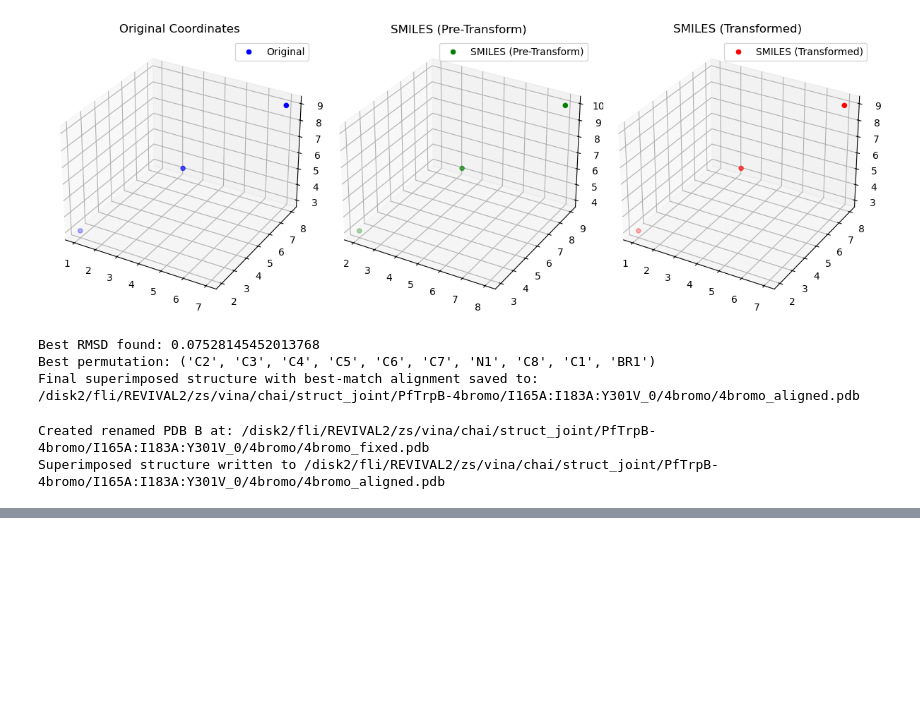
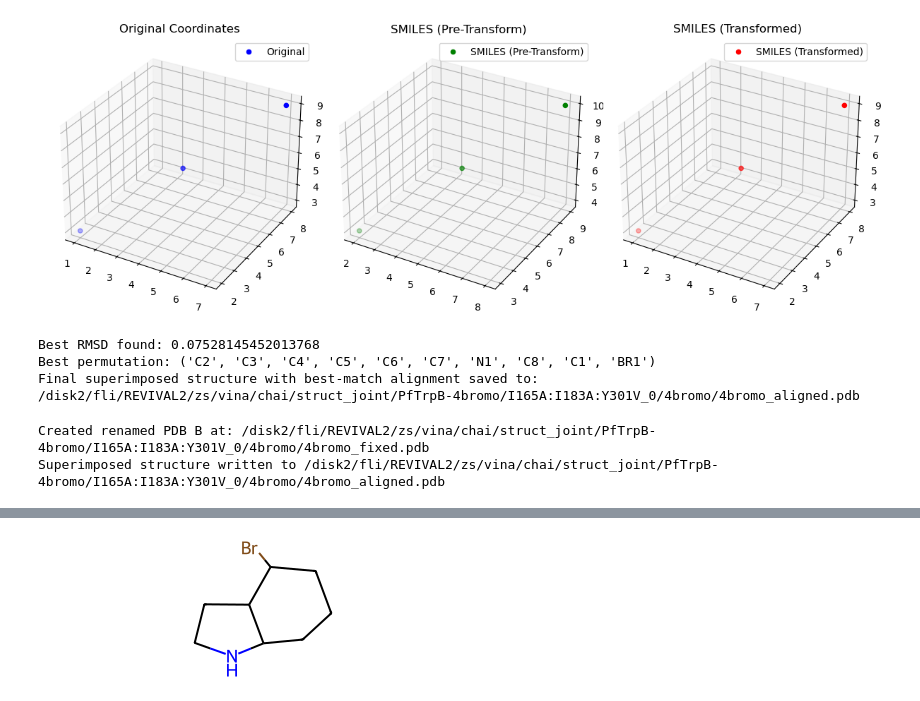
Before and after one commit to fhalab/substrate_aware_zs, a Jupyter notebook: sandbox/test_vina.ipynb, the cells around one changed output, grey strips where cells are left out. Drawn from its saved outputs; the diff is of its cells as text; code cells hidden in the pictures; blank space fills up the shorter version.

Commit message:
need to figure out alignment issue

```diff
--- a/sandbox/test_vina.ipynb
+++ b/sandbox/test_vina.ipynb
@@ -845,3 +849,31 @@ fix_order_and_superimpose(
 # %% [output]
 Created renamed PDB B at: /disk2/fli/REVIVAL2/zs/vina/chai/struct_joint/PfTrpB-4bromo/I165A:I183A:Y301V_0/4bromo/4bromo_fixed.pdb
 Superimposed structure written to /disk2/fli/REVIVAL2/zs/vina/chai/struct_joint/PfTrpB-4bromo/I165A:I183A:Y301V_0/4bromo/4bromo_aligned.pdb
+# %%
+from rdkit import Chem
+from rdkit.Chem import AllChem
+
+# 1) Load both molecules from PDB, keeping H's
+ref_mol = Chem.MolFromPDBFile("/disk2/fli/REVIVAL2/zs/vina/chai/struct_joint/PfTrpB-4bromo/I165A:I183A:Y301V_0/4bromo/4bromo_prehydrogen.pdb", removeHs=False)
+target_mol = Chem.MolFromPDBFile("/disk2/fli/REVIVAL2/zs/vina/chai/struct_joint/PfTrpB-4bromo/I165A:I183A:Y301V_0/4bromo/4bromo_prealigned.pdb", removeHs=False)
+
+# Optionally, do a quick cleanup/embedding if needed
+# (But if you already have 3D coords, you might skip.)
+AllChem.EmbedMolecule(ref_mol)
+AllChem.MMFFOptimizeMolecule(ref_mol)
+AllChem.EmbedMolecule(target_mol)
+AllChem.MMFFOptimizeMolecule(target_mol)
+
+# 2) Try to find a substructure match so RDKit knows which atom in target
+#    corresponds to which atom in ref. This uses the full connectivity.
+match = target_mol.GetSubstructMatch(ref_mol)
+# 'match' will be a tuple of atom indices in target_mol that correspond to ref_mol’s 0..N.
+
+if not match:
+    raise ValueError("Could not find a substructure match between the two PDBs!")
+
+# 3) Align target onto ref using that match
+AllChem.AlignMol(target_mol, ref_mol, atomMap=list(enumerate(match)))
+
+# 4) Write out the new, aligned version of target
+Chem.MolToPDBFile(target_mol, "aligned_target.pdb")
@@ -847,0 +884,4 @@ Superimposed structure written to /disk2/fli/REVIVAL2/zs/vina/chai/struct_joint/
+# %%
+ref_mol
+# %% [output]
+[figure, added]
```
Also changed, not shown: parts of 10 cells of this notebook, 1 other file.
